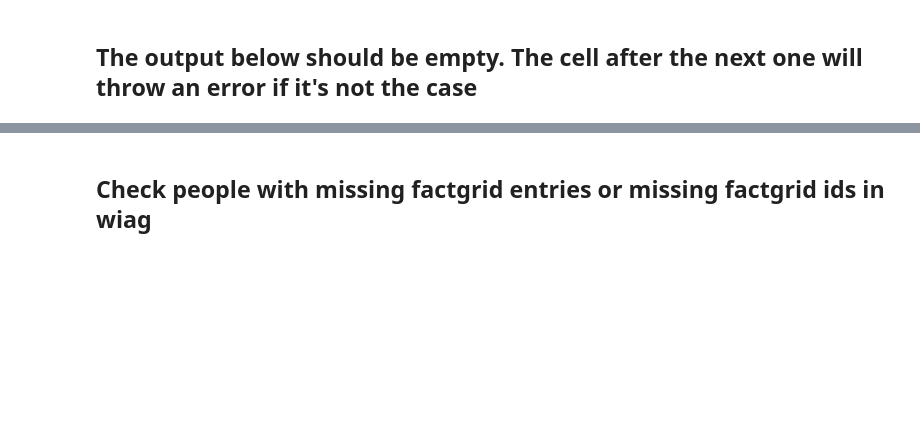
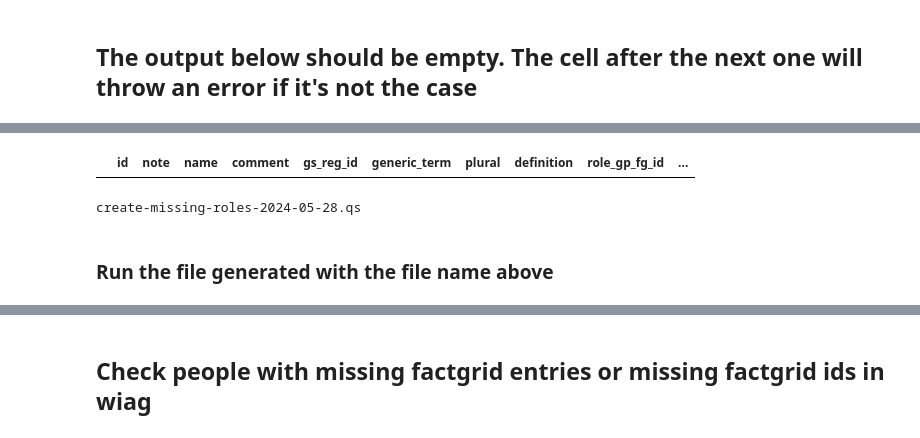
Before and after one commit to WIAG-ADW-GOE/WIAGweb2, a Jupyter notebook: notebooks/wiag_to_factgrid.ipynb, the cells around one changed output, grey strips where cells are left out. Cells and saved outputs as stored; diff of their text form; code cells hidden in the pictures; blank space fills up the shorter version.

```diff
--- a/notebooks/wiag_to_factgrid.ipynb
+++ b/notebooks/wiag_to_factgrid.ipynb
@@ -571,0 +511,4 @@ joined_df[joined_df['role_fg_id'].isna()][['person_id', 'name']]
+# %%
+missing_roles = joined_df[joined_df['role_fg_id'].isna()]['name'].unique()
+print(len(missing_roles))
+missing_roles
@@ -571,0 +534,20 @@ joined_df[joined_df['role_fg_id'].isna()][['person_id', 'name']]
+# %%
+wiag_roles_df[wiag_roles_df['name'].isin(missing_roles)]
+# %% [output]
+|  | id | note | name | comment | gs_reg_id | generic_term | plural | definition | role_gp_fg_id | ... |
+# %%
+filename = f"create-missing-roles-{today_string}.qs"
+with open(filename, 'w') as file:
+    for role in missing_roles:
+        file.write("CREATE\n")
+        file.write("\t".join(["LAST", "Lde", role + "\n"]))
+        file.write("\t".join(["LAST", "P2", "Q37073\n"]))
+        file.write("\t".join(["LAST", "P131", "Q153178\n"]))
+        search_res = missing_roles_df[missing_roles_df['name'] == role]['role_group_fq_id'].head(1).squeeze(axis=0)
+        if not pd.isna(search_res):
+            file.write("\t".join(["LAST", "P3", search_res + "\n"]))
+print(filename)
+# %% [output]
+create-missing-roles-2024-05-28.qs
+# %% [markdown]
+### Run the file generated with the file name above
```
Also changed, not shown: parts of 41 cells of this notebook.
